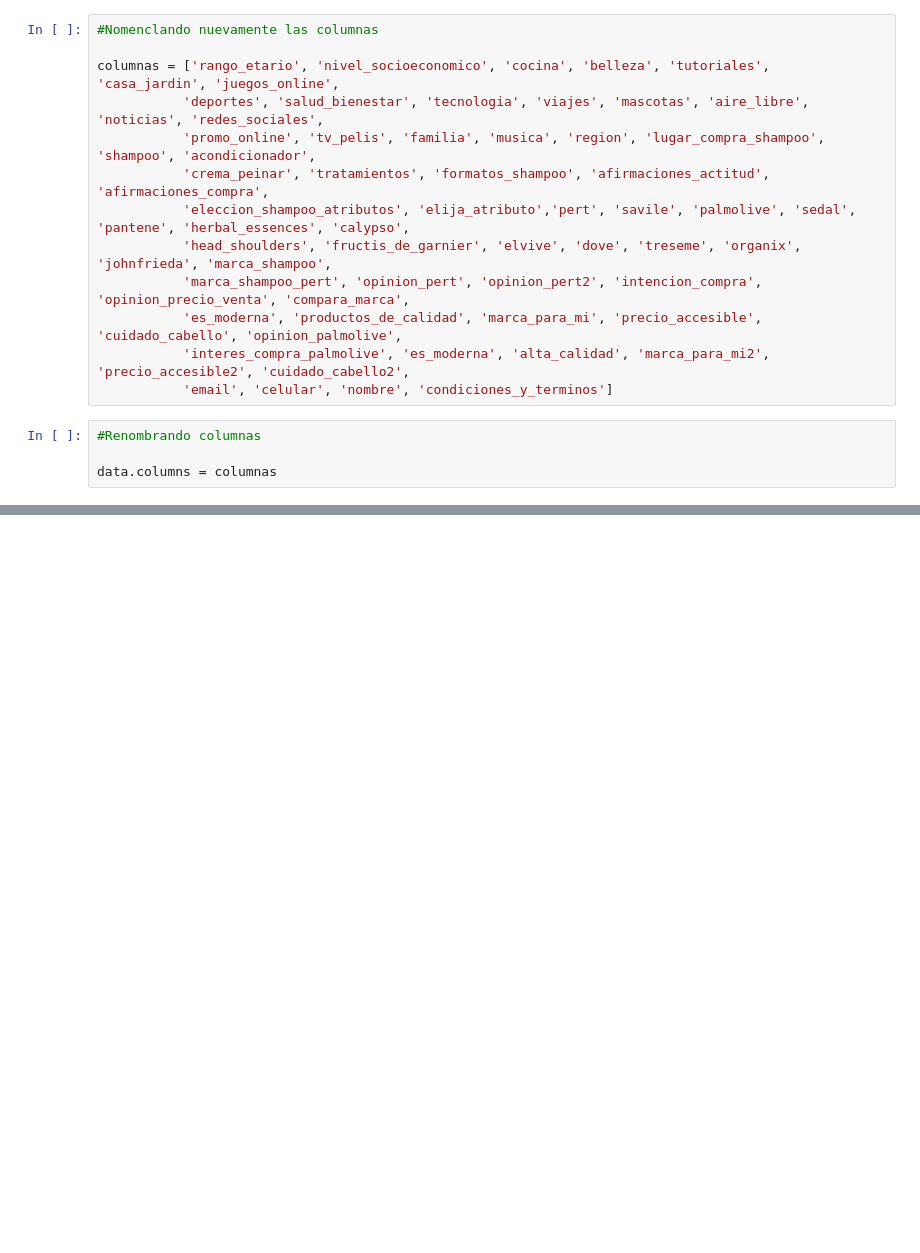
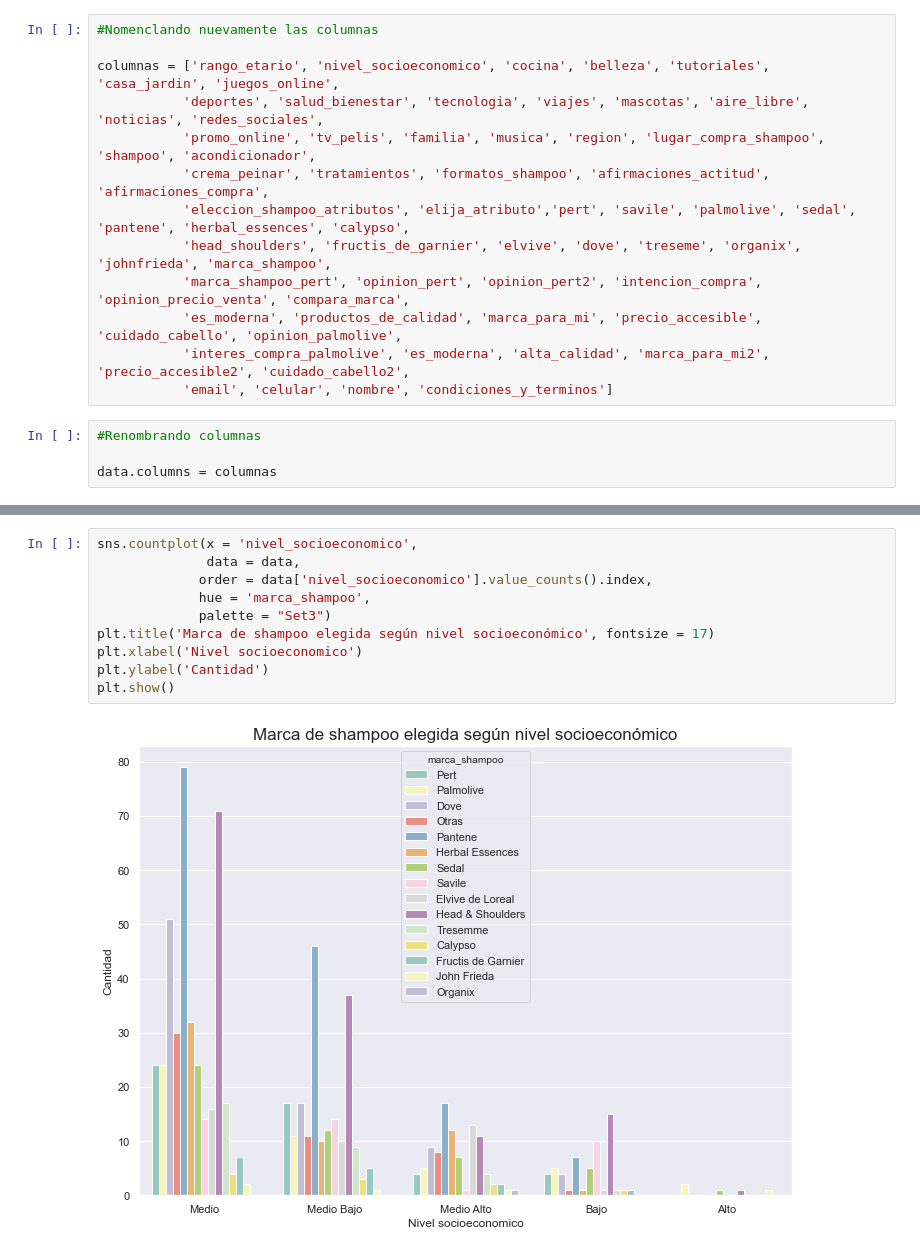
Before and after one commit to rodolfopardo/tribudata, a Jupyter notebook: Ejercicio.ipynb, the cells around one changed output, grey strips where cells are left out. Saved outputs shown, nothing was run; the diff lists cells and outputs as text; blank space fills up the shorter version.

```diff
--- a/Ejercicio.ipynb
+++ b/Ejercicio.ipynb
@@ -95,0 +169,12 @@ re = rango_etario.reset_index()
+# %%
+sns.countplot(x = 'nivel_socioeconomico',
+              data = data,
+             order = data['nivel_socioeconomico'].value_counts().index,
+             hue = 'marca_shampoo',
+             palette = "Set3")
+plt.title('Marca de shampoo elegida según nivel socioeconómico', fontsize = 17)
+plt.xlabel('Nivel socioeconomico')
+plt.ylabel('Cantidad')
+plt.show()
+# %% [output]
+[figure, added]
```
Also changed, not shown: parts of 32 cells of this notebook, 5 other files.
